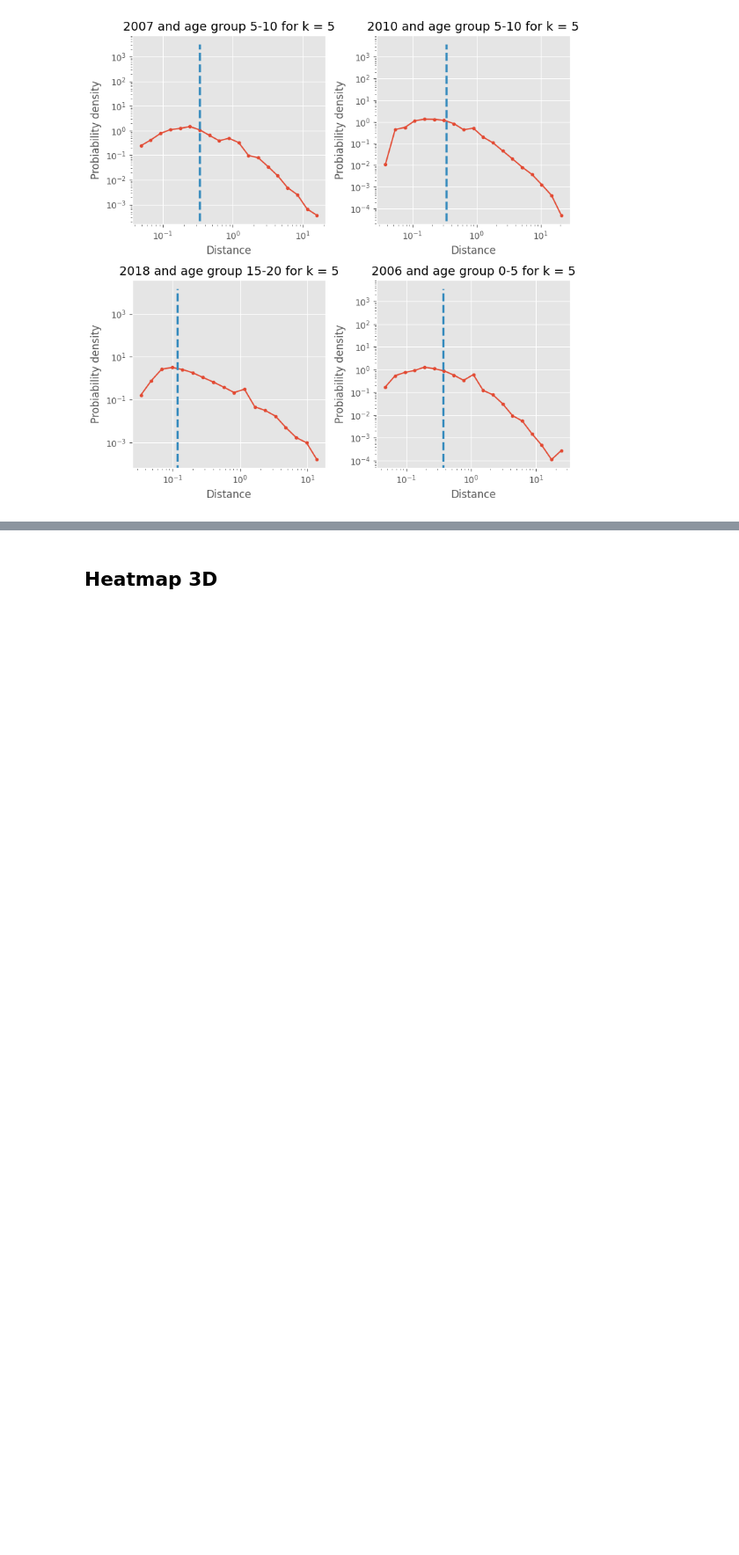
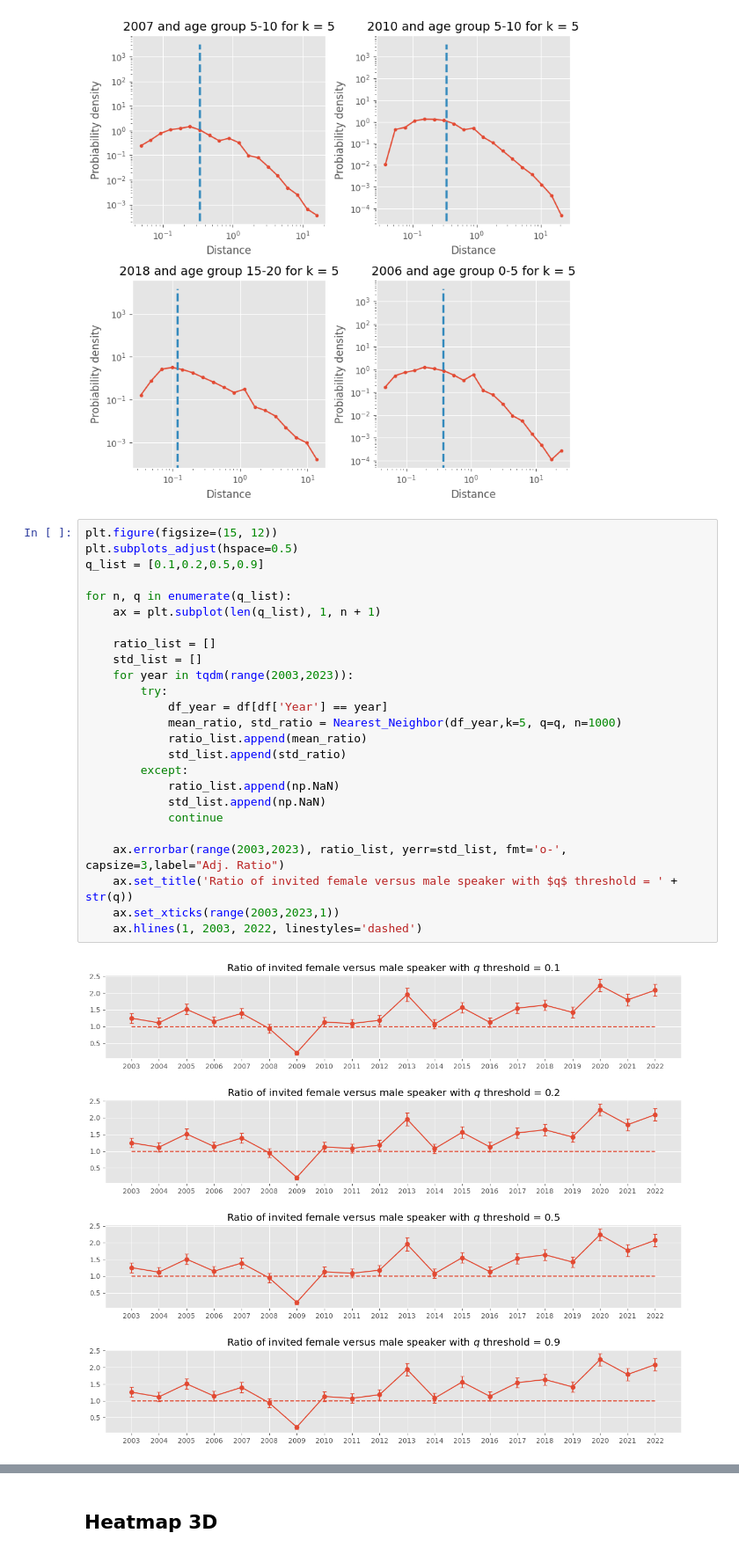
Before and after one commit to mariespedersen/Thesis_github, a Jupyter notebook: Similarity_Matching_NEW.ipynb, the cells around one changed output, grey strips where cells are left out. Shown at 88% size. Saved outputs shown, nothing was run; the diff lists cells and outputs as text; blank space fills up the shorter version.

```diff
--- a/Similarity_Matching_NEW.ipynb
+++ b/Similarity_Matching_NEW.ipynb
@@ -127,6 +121,33 @@ for id,year in enumerate(year_list):
     KNN_distance(df_year,k=5, q=0.5, ax=ax) # write that k=5, q=0.5
 # %% [output]
 [figure]
+# %%
+plt.figure(figsize=(15, 12))
+plt.subplots_adjust(hspace=0.5)
+q_list = [0.1,0.2,0.5,0.9]
+
+for n, q in enumerate(q_list):
+    ax = plt.subplot(len(q_list), 1, n + 1)
+
+    ratio_list = []
+    std_list = []
+    for year in tqdm(range(2003,2023)):
+        try:
+            df_year = df[df['Year'] == year]
+            mean_ratio, std_ratio = Nearest_Neighbor(df_year,k=5, q=q, n=1000)
+            ratio_list.append(mean_ratio)
+            std_list.append(std_ratio)
+        except:
+            ratio_list.append(np.NaN)
+            std_list.append(np.NaN)
+            continue
+
+    ax.errorbar(range(2003,2023), ratio_list, yerr=std_list, fmt='o-', capsize=3,label="Adj. Ratio")
+    ax.set_title('Ratio of invited female versus male speaker with $q$ threshold = ' + str(q))
+    ax.set_xticks(range(2003,2023,1))
+    ax.hlines(1, 2003, 2022, linestyles='dashed')
+# %% [output]
+[figure, added]
 # %%
 plt.figure(figsize=(15, 12))
 plt.subplots_adjust(hspace=0.5)
```
Also changed, not shown: parts of 2 cells of this notebook, 1 other file.
